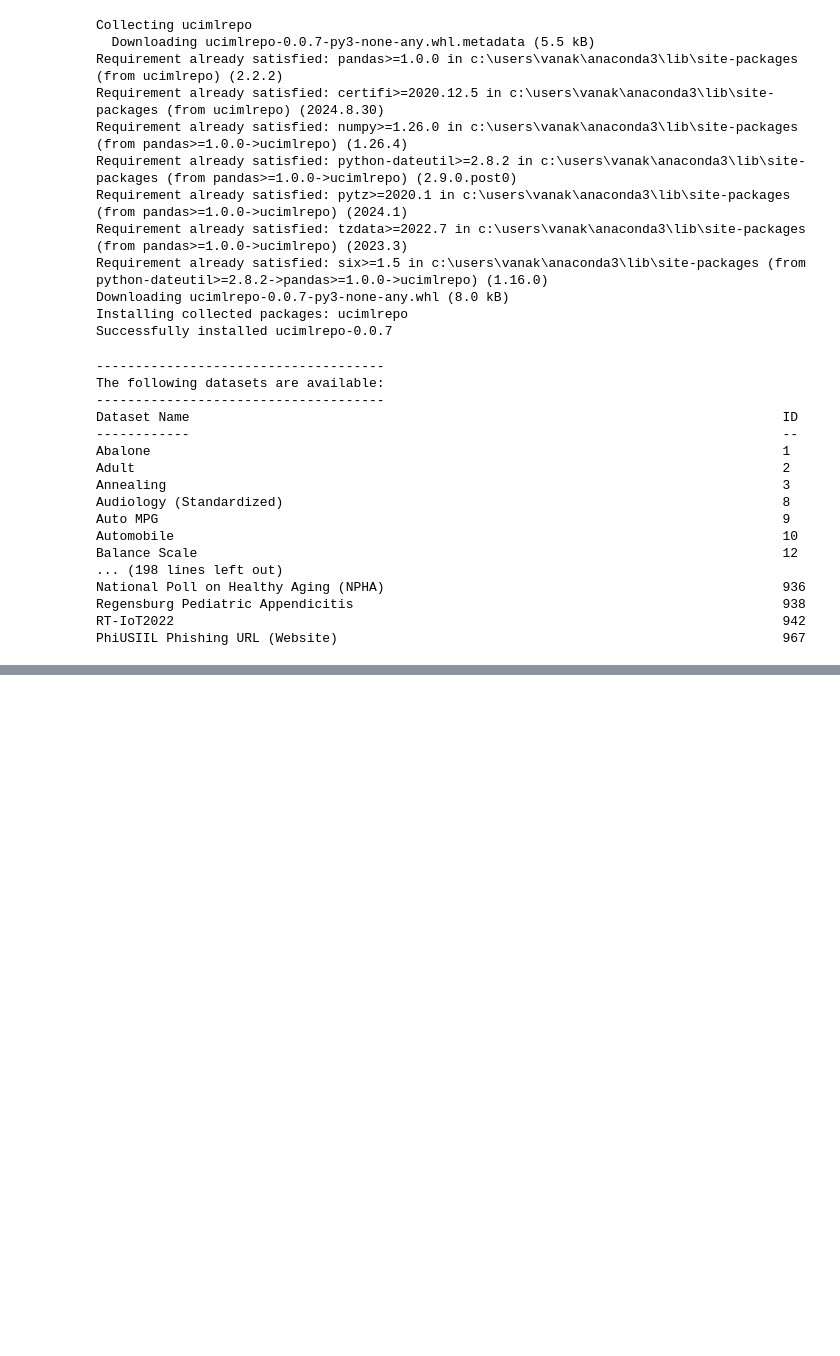
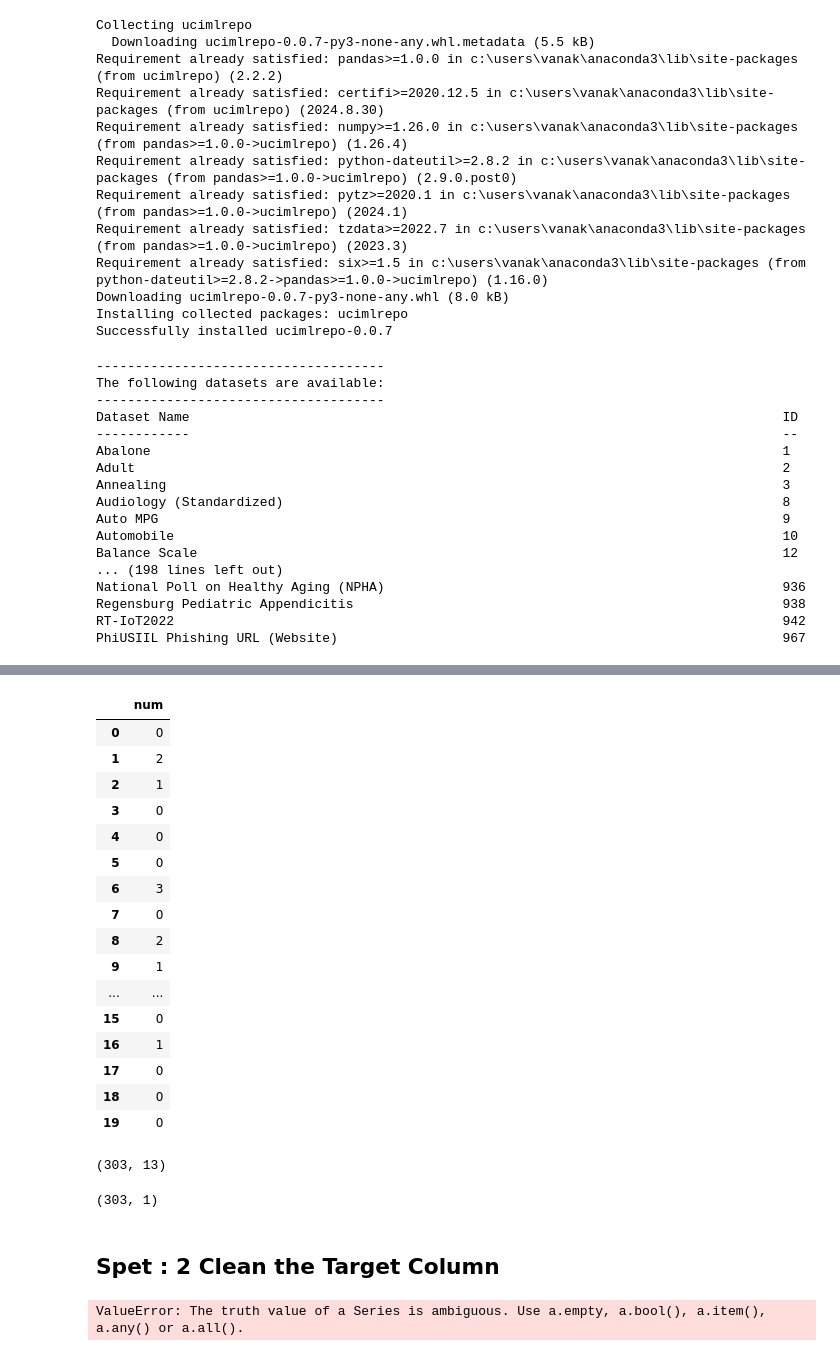
Before and after one commit to AkhiJAIN/Machine_learning_projects, a Jupyter notebook: heart_diseas_prediction_DESCION_TREE.ipynb, the cells around one changed output, grey strips where cells are left out. Saved outputs shown, nothing was run; the diff lists cells and outputs as text; code cells hidden in the pictures; blank space fills up the shorter version.

```diff
--- a/heart_diseas_prediction_DESCION_TREE.ipynb
+++ b/heart_diseas_prediction_DESCION_TREE.ipynb
@@ -60,0 +128,31 @@ y = heart_disease.data.targets
+# %%
+# 0 means no disease and 1,2,3 are level of disese
+y.head(20)
+# %% [output]
+|  | num |
+| 0 | 0 |
+| 1 | 2 |
+| 2 | 1 |
+| 3 | 0 |
+| 4 | 0 |
+| 5 | 0 |
+| 6 | 3 |
+| 7 | 0 |
+| 8 | 2 |
+| 9 | 1 |
+| ... | ... |
+| 15 | 0 |
+| 16 | 1 |
+| 17 | 0 |
+| 18 | 0 |
+| 19 | 0 |
+# %%
+print(X.shape)
+# %% [output]
+(303, 13)
+# %%
+print(y.shape)
+# %% [output]
+(303, 1)
+# %% [markdown]
+## Spet : 2  Clean the Target Column
@@ -60,0 +163,7 @@ y = heart_disease.data.targets
+# %%
+
+y = y.apply(lambda x: 1 if x > 0 else 0)
+
+print(y)
+# %% [output]
+ValueError: The truth value of a Series is ambiguous. Use a.empty, a.bool(), a.item(), a.any() or a.all().
```
Also changed, not shown: parts of 30 cells of this notebook, 2 other files.
